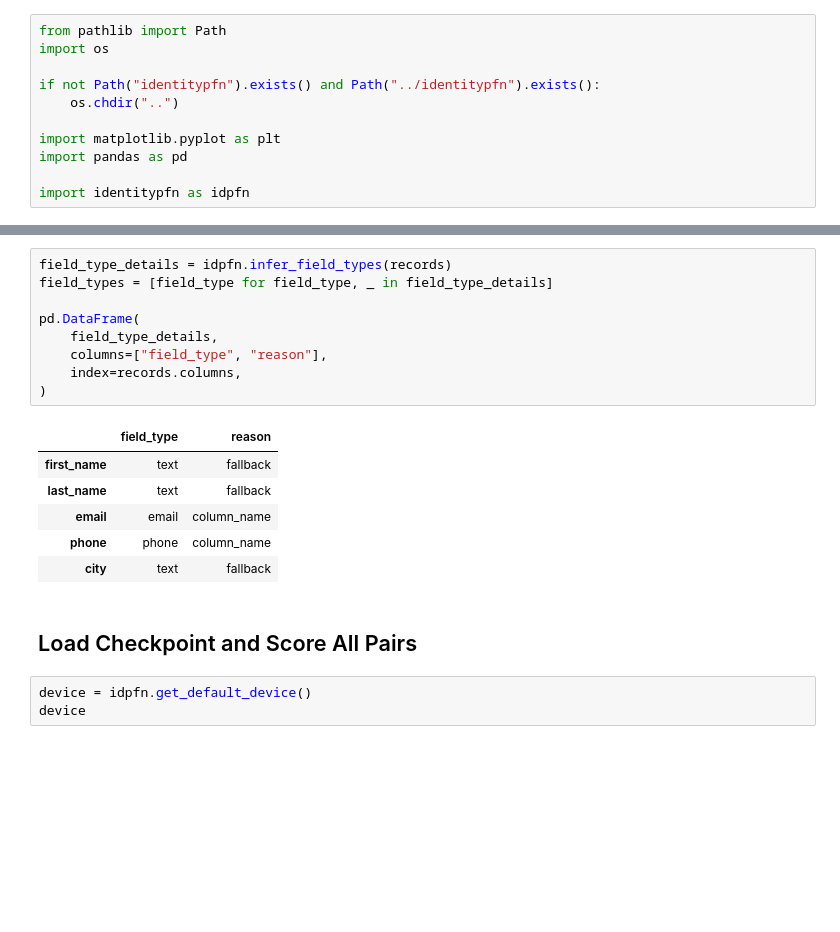
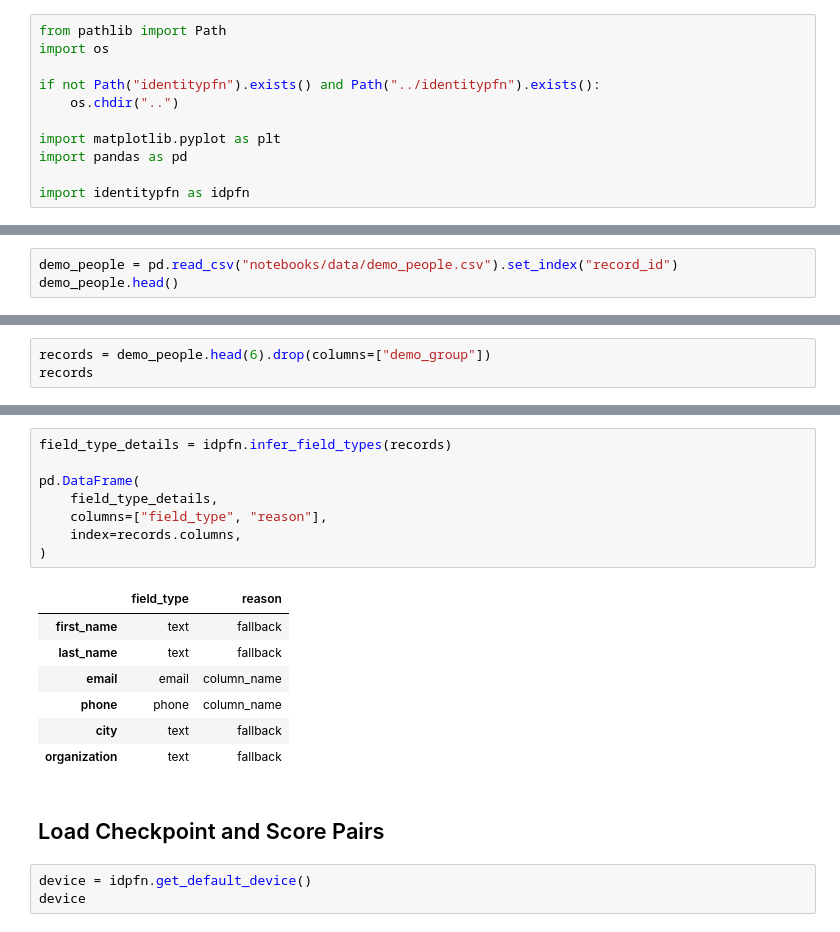
Before and after one commit to AdamSpannbauer/IdentityPFN, a Jupyter notebook: notebooks/demo_zero_shot_linking.ipynb, the cells around one changed output, grey strips where cells are left out. Saved outputs shown, nothing was run; the diff lists cells and outputs as text; blank space fills up the shorter version.

```diff
--- a/notebooks/demo_zero_shot_linking.ipynb
+++ b/notebooks/demo_zero_shot_linking.ipynb
@@ -75,0 +20,3 @@ records
+# %%
+demo_people = pd.read_csv("notebooks/data/demo_people.csv").set_index("record_id")
+demo_people.head()
@@ -75,0 +35,3 @@ records
+# %%
+records = demo_people.head(6).drop(columns=["demo_group"])
+records
@@ -76,21 +47,21 @@ records
 # %%
 field_type_details = idpfn.infer_field_types(records)
-field_types = [field_type for field_type, _ in field_type_details]
 
 pd.DataFrame(
     field_type_details,
     columns=["field_type", "reason"],
     index=records.columns,
 )
 # %% [output]
 |  | field_type | reason |
 | first_name | text | fallback |
 | last_name | text | fallback |
 | email | email | column_name |
 | phone | phone | column_name |
 | city | text | fallback |
+| organization | text | fallback |
 # %% [markdown]
-## Load Checkpoint and Score All Pairs
+## Load Checkpoint and Score Pairs
 # %%
 device = idpfn.get_default_device()
 device
```
Also changed, not shown: parts of 22 cells of this notebook, 1 other file.
